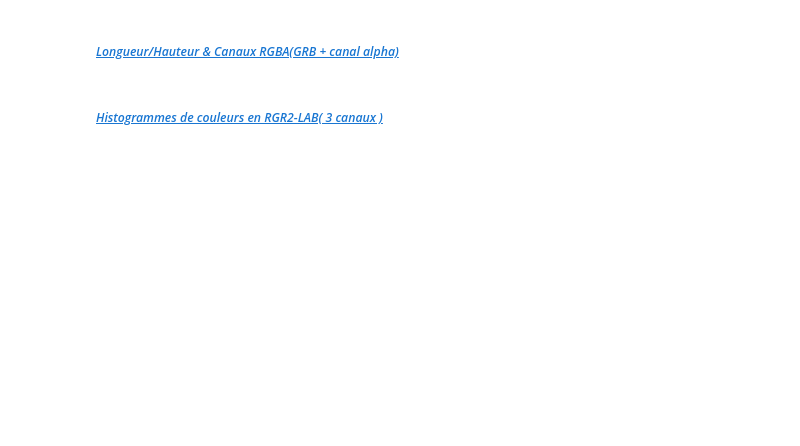
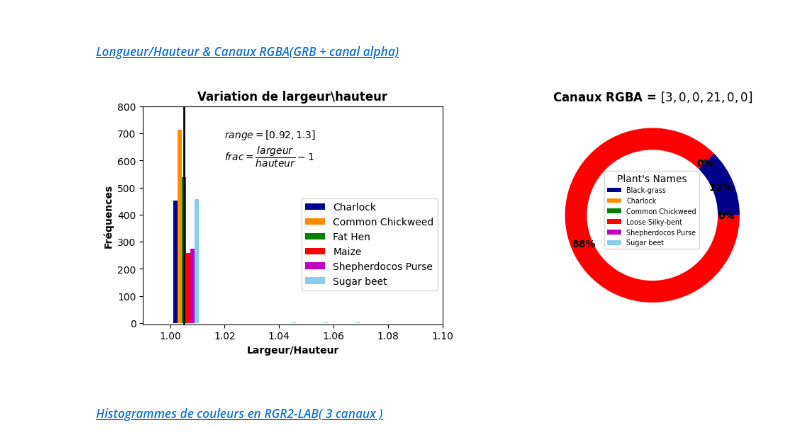
Before and after one commit to Haszb/Plant_Seedlings_ds_Project, a Jupyter notebook: main.ipynb, the cells around one changed output. Saved outputs shown, nothing was run; the diff lists cells and outputs as text; code cells hidden in the pictures; blank space fills up the shorter version.

```diff
--- a/main.ipynb
+++ b/main.ipynb
@@ -137,2 +233,35 @@ for s in ['images', 'X']:
+# %%
+def x_y(widths, heights, size : int = 3):
+    # cacul du rapport width / height
+    return [np.array(widths[i]) / np.array(heights[i]) for i in range(size)]
+# %%
+bb_box          = {"x":1.02, "y":600}
+# création d'une Series pour stocker le nombre d'images par espèves
+X_Y             = x_y(heights=Hauteus, widths=Largeurs, size=len(sub_lengend))
+# pixels
+Sobels          = [data['sobels'][q] for q in [0, 1, 3, 6, 9, 11]]
+# Sobel_legends
+Sobel_legends    = [legend[q] for q in [0, 1, 3, 6, 9, 11]]
+# Concatenation
+X               = [X_Y, Sobels]
+
+if sum(Sobels) == 0: figsize_=(6, 3)
+else: figsize_=(12, 4)
+
+hist_pie_plot(
+    X       = X,
+    legend  = sub_lengend,
+    colors  = sub_colors,
+    bb_box  = bb_box,
+    figsize = figsize_,
+    vline   = True,
+    xlabel  = ['Largeur/Hauteur', ""],
+    ylabel  = ['Fréquences', ""],
+    y_lim   = [-5, 800],
+    x_lim   = [0.99, 1.1],
+    Sobel_legends=Sobel_legends
+)
+# %% [output]
+[figure, added]
 # %% [markdown]
 ##### *[Histogrammes de couleurs en RGR2-LAB( 3 canaux )]()*
```
Also changed, not shown: parts of 17 cells of this notebook, 3 other files.
